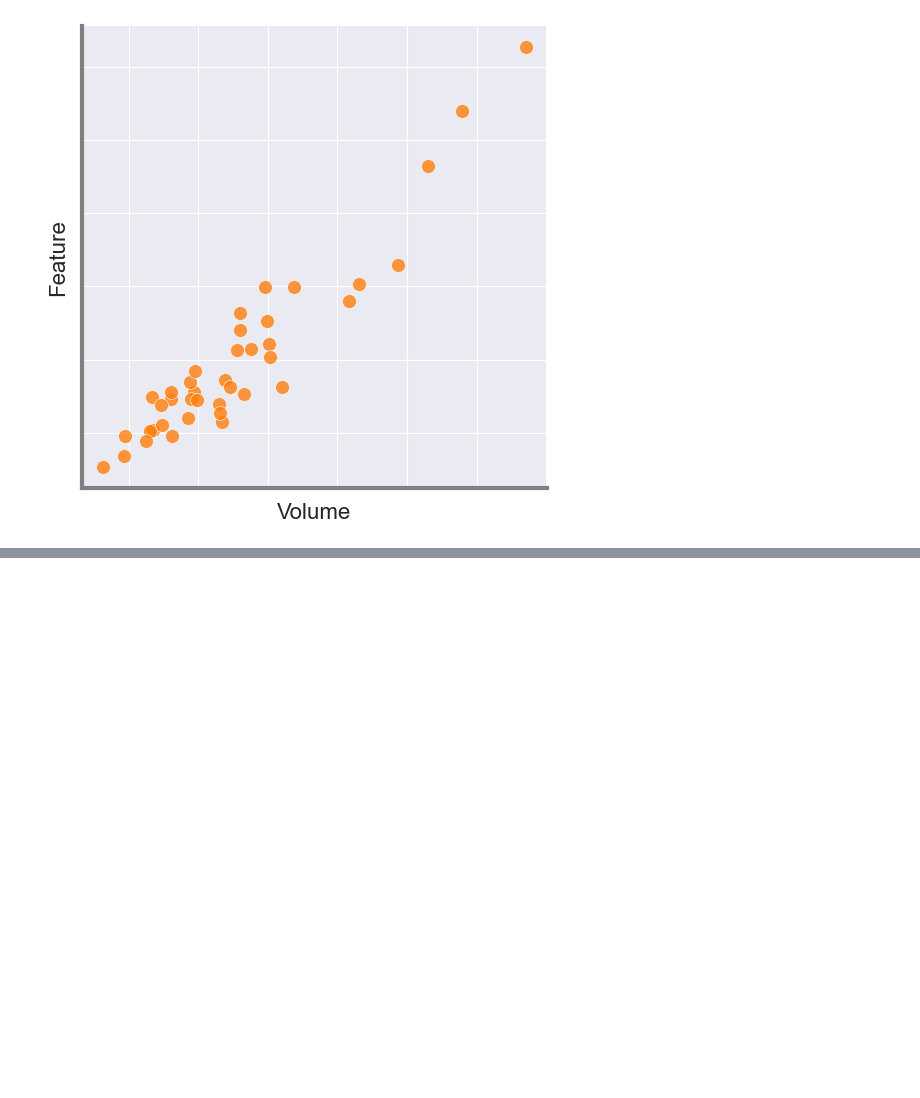
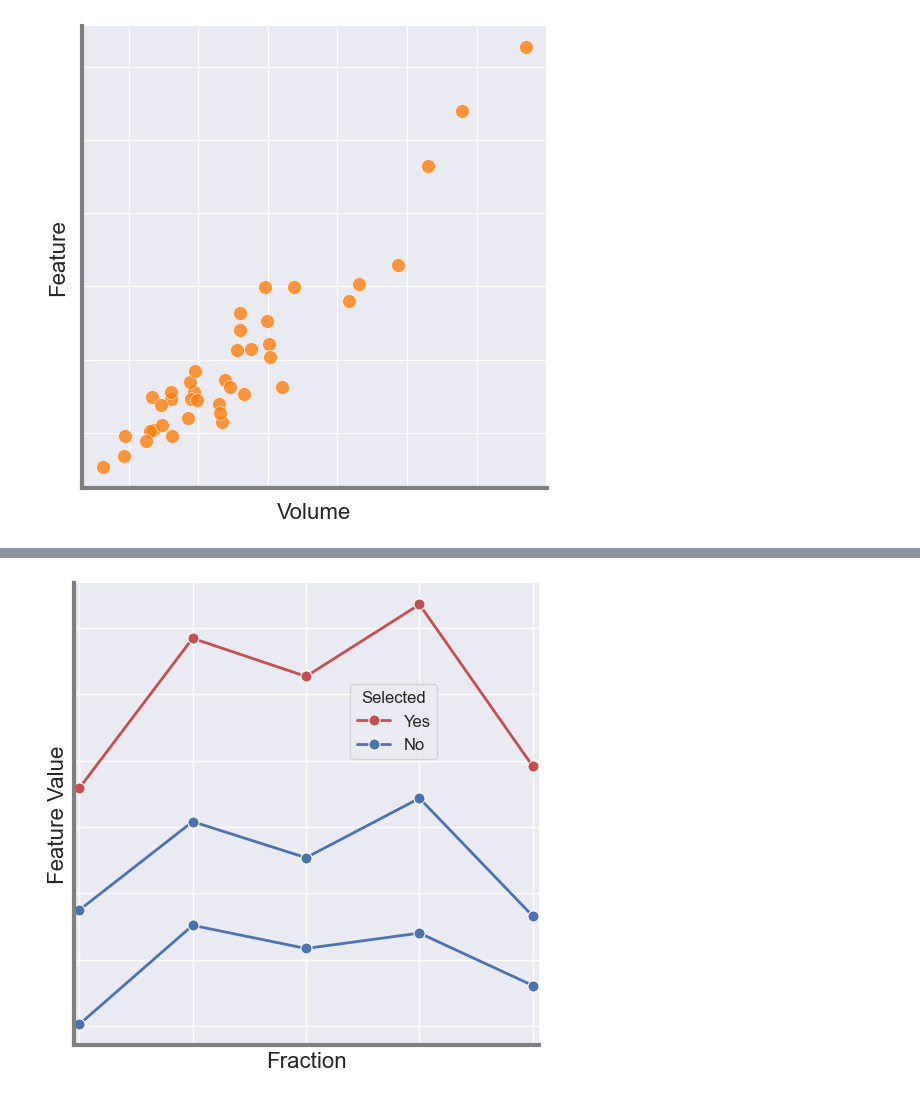
Before and after one commit to aaron-rankin/LongitudinalRadiomics-MRgRT, a Jupyter notebook: SubmissionVisuals/PipelineDiagram.ipynb, the cells around one changed output, grey strips where cells are left out. Saved outputs shown, nothing was run; the diff lists cells and outputs as text; code cells hidden in the pictures; blank space fills up the shorter version.

```diff
--- a/SubmissionVisuals/PipelineDiagram.ipynb
+++ b/SubmissionVisuals/PipelineDiagram.ipynb
@@ -179,0 +250,12 @@ plt.savefig('C:\\Users\\b01297ar\\Documents\\ProstateMRL-local\\Paper1-Write\\Fi
+# %%
+fts_sel = pd.read_csv('../Output/Submission/features/Features_Selected.csv')
+fts_sel = fts_sel['Feature'].values
+
+df_fts = pd.read_csv('../Output/Submission/features/features_all.csv')
+df_fts = df_fts[df_fts['ContourType'] == 'Manual']
+df_fts['Selected'] = 0
+df_fts.loc[df_fts['Feature'].isin(fts_sel), 'Selected'] = 1
+
+df_cluster_labels = pd.read_csv('../Output/Submission/Clustering/Labels/826.csv')
+df_ft = df_fts.loc[df_fts['PatID'] == 826]
+df_ft
@@ -179,0 +276,49 @@ plt.savefig('C:\\Users\\b01297ar\\Documents\\ProstateMRL-local\\Paper1-Write\\Fi
+# %%
+df_fts_cluster = df_ft.merge(df_cluster_labels, on='Feature', how='left')
+df_fts_cluster = df_fts_cluster.dropna()
+
+for cluster in [80071]:
+    # lineplot of feature values
+    df_plot = df_fts_cluster.loc[df_fts_cluster['ClusterLabel'] == cluster]
+    custom_params = {"axes.spines.right": False, "axes.spines.top": False}
+    sns.set_context("paper", font_scale=1.5)
+    sns.set_theme(style='darkgrid', rc=custom_params)
+    fig, ax = plt.subplots(1, 1, figsize=(6, 6))
+    #plt.title('Cluster ' + str(cluster))
+    # plot
+    for f in df_plot['Feature'].unique():
+        if df_plot.loc[df_plot['Feature'] == f, 'Selected'].values[0] == 1:
+            sns.lineplot(data=df_plot.loc[df_plot['Feature'] == f], x='Fraction', y='FeatureValue',
+                         ax=ax, label='Yes', linewidth=2, color = 'r', markersize=8, marker='o')
+        else:
+            sns.lineplot(data=df_plot.loc[df_plot['Feature'] == f], x='Fraction', y='FeatureValue',
+                        ax=ax, label='No', linewidth=2, color = 'b', markersize=8, marker='o')
+
+    ax.set_ylabel('Feature Value', fontsize=16)
+
+    ax.set_xlim([0.95, 5.05])
+    ax.set_xticks(np.arange(1, 5.1, 1))
+    ax.set_xticklabels([])
+    ax.set_yticklabels([])
+
+    # legend is Selected: Yes or No, update text
+    handles, labels = ax.get_legend_handles_labels()
+    labels = ['Yes', 'No']
+    ax.legend(handles, labels, fontsize=12, bbox_to_anchor=(0.8, 0.8), title='Selected')
+
+    # turn all the spines off
+    plt.gca().spines['top'].set_visible(False)
+    plt.gca().spines['right'].set_visible(False)
+
+    # turn off the ticks and labels
+    plt.tick_params(axis='both', which='both', bottom=False, top=False, labelbottom=False, right=False, left=False, labelleft=False)
+
+    # make axis thicker and grey
+    plt.gca().spines['left'].set_linewidth(3)
+    plt.gca().spines['left'].set_color('grey')
+    plt.gca().spines['bottom'].set_linewidth(3)
+    plt.gca().spines['bottom'].set_color('grey')
+
+    plt.savefig('C:/Users/b01297ar/Documents/ProstateMRL-local/ProstateMRL-Radiomics/Paper1-Release/Visualisation/Plots/LinePlotCluster' + str(cluster) + '.png', dpi=300)
+# %% [output]
+[figure, added]
```
Also changed, not shown: parts of 5 cells of this notebook, 12 other files.
